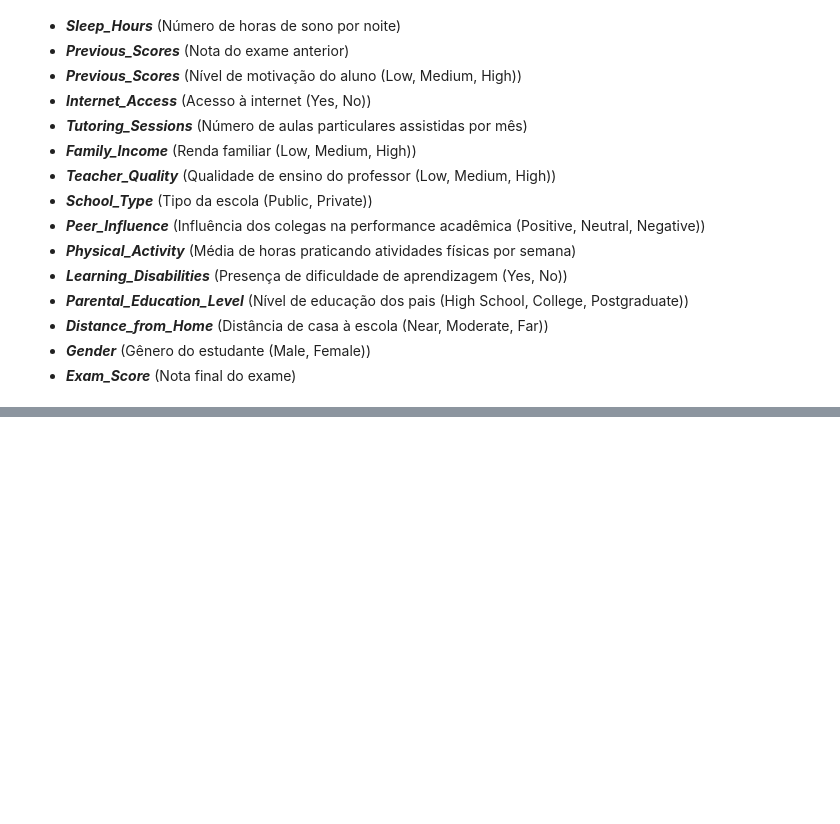
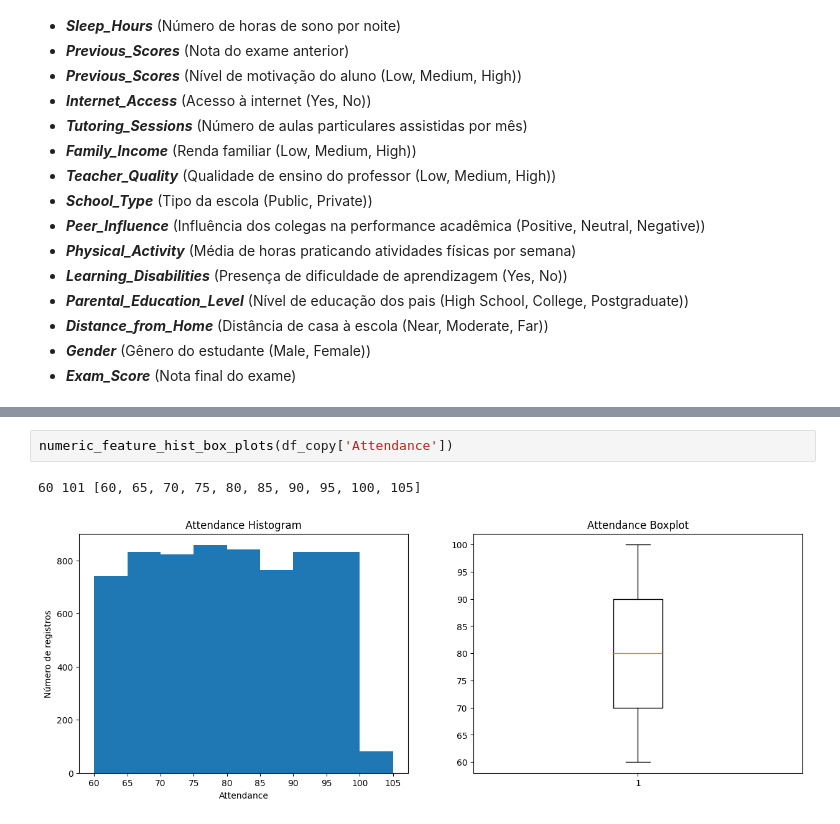
Before and after one commit to LucasDSF7/Data-Analysis-Puc-Rio, a Jupyter notebook: mvp/student_performance.ipynb, the cells around one changed output, grey strips where cells are left out. Drawn from its saved outputs; the diff is of its cells as text; blank space fills up the shorter version.

```diff
--- a/mvp/student_performance.ipynb
+++ b/mvp/student_performance.ipynb
@@ -65,0 +228,5 @@ O dataset Student Performance Factors contém 6.607 registros e possui 20 atribu
+# %%
+numeric_feature_hist_box_plots(df_copy['Attendance'])
+# %% [output]
+60 101 [60, 65, 70, 75, 80, 85, 90, 95, 100, 105]
+[figure, added]
```
Also changed, not shown: parts of 28 cells of this notebook, 1 other file.
